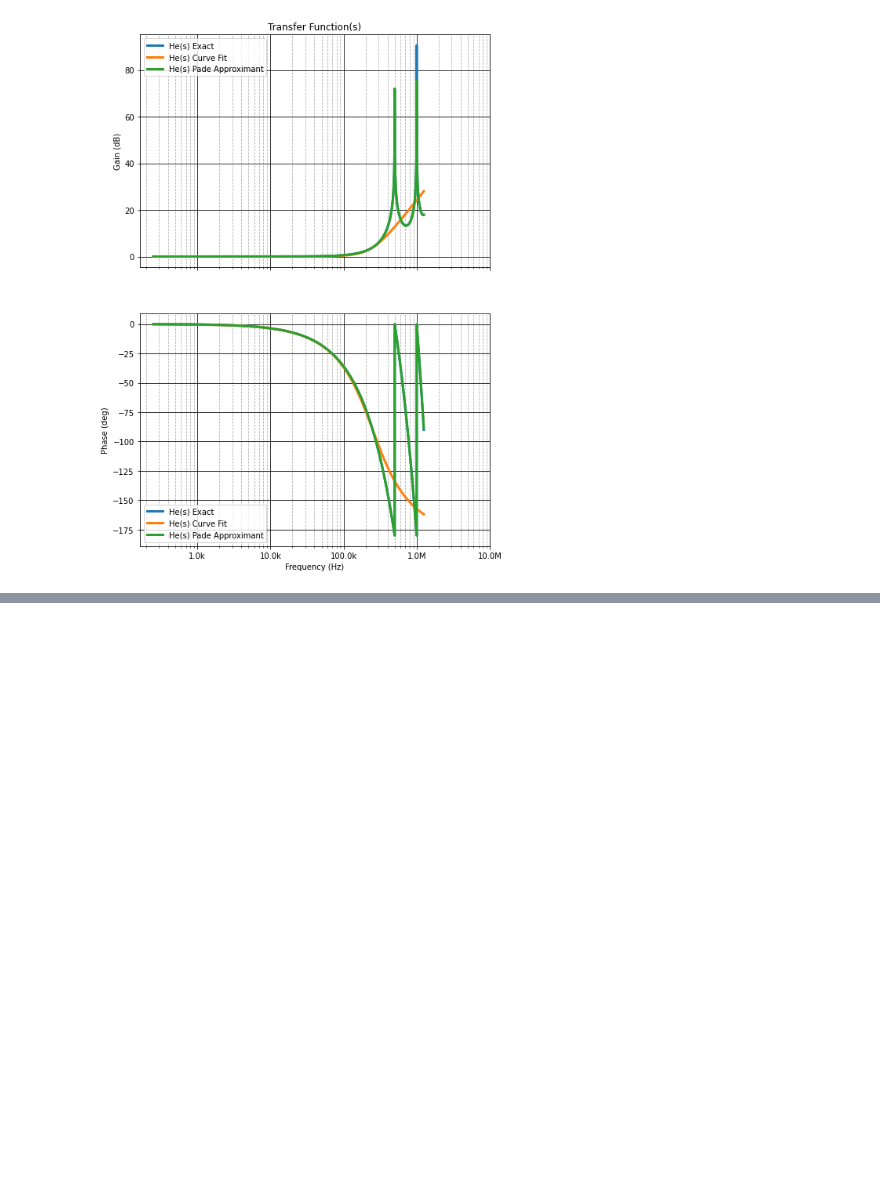
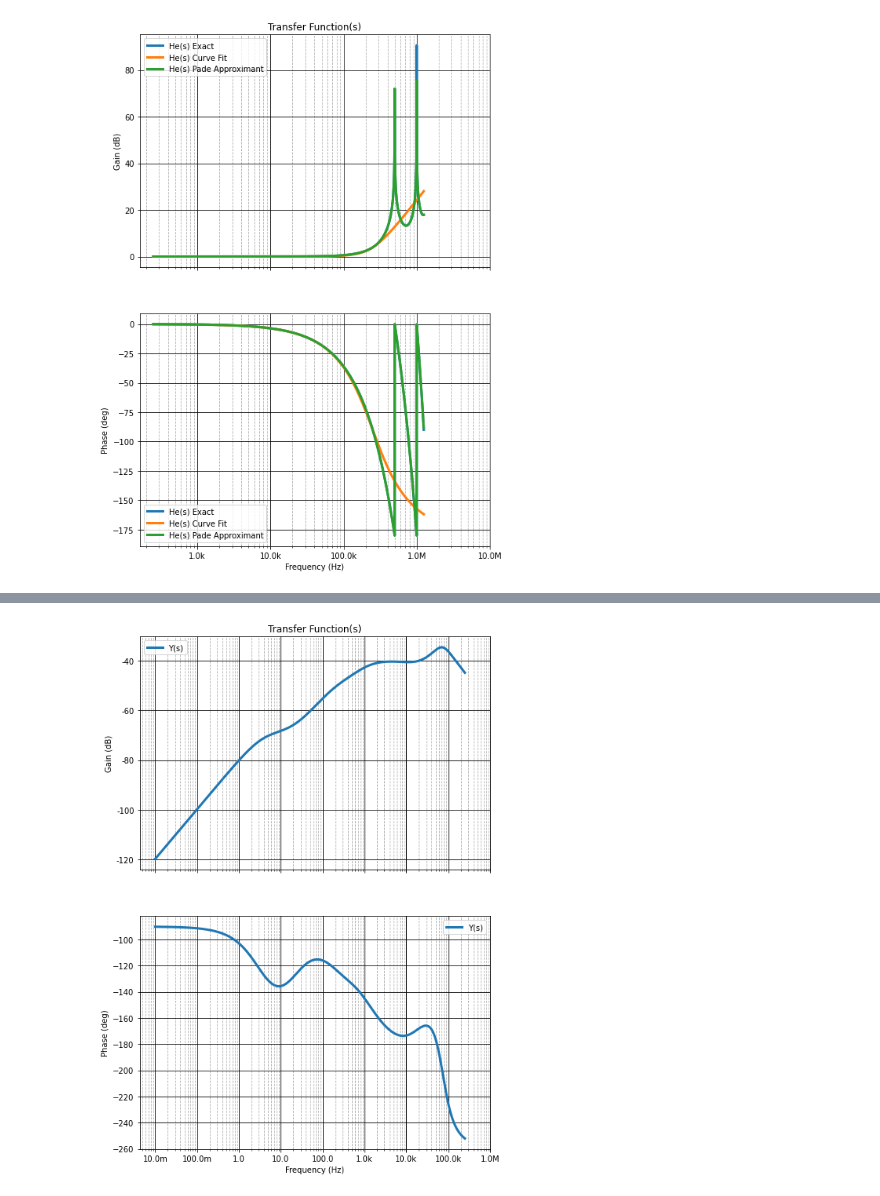
Before and after one commit to amosborne/buck-converter-stability, a Jupyter notebook: analysis.ipynb, the cells around one changed output, grey strips where cells are left out. Cells and saved outputs as stored; diff of their text form; code cells hidden in the pictures; blank space fills up the shorter version.

```diff
--- a/analysis.ipynb
+++ b/analysis.ipynb
@@ -241 +224,6 @@ plotTF(
+# %%
+Yexact = (-Zo / (1 + Texact)).minreal()
+plotTF(Yexact, "Y(s)", flims=(0.01, fsw / 2))
+# %% [output]
+[figure, added]
 # %%
```
Also changed, not shown: parts of 14 cells of this notebook.
